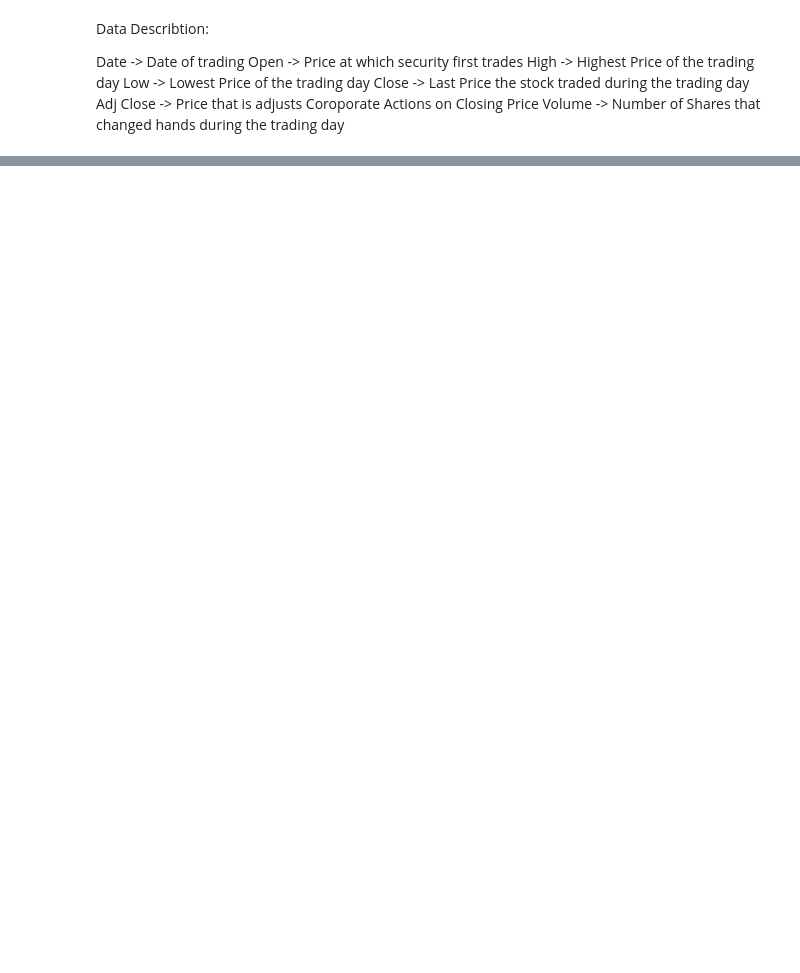
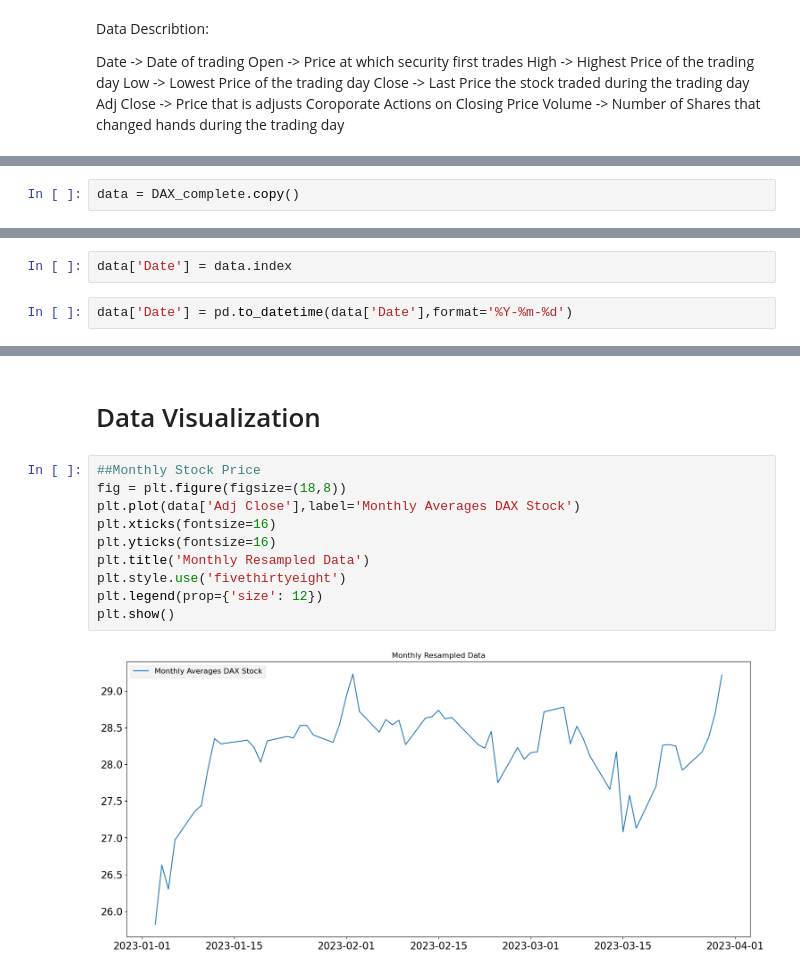
Before and after one commit to baunkofer/times_series_prediction, a Jupyter notebook: Time_Series_Prediction.ipynb, the cells around one changed output, grey strips where cells are left out. Cells and saved outputs as stored; diff of their text form; blank space fills up the shorter version.

```diff
--- a/Time_Series_Prediction.ipynb
+++ b/Time_Series_Prediction.ipynb
@@ -112,0 +129,2 @@ DAX_complete
+# %%
+data = DAX_complete.copy()
@@ -112,0 +133,4 @@ DAX_complete
+# %%
+data['Date'] = data.index
+# %%
+data['Date'] = pd.to_datetime(data['Date'],format='%Y-%m-%d')
@@ -112,0 +170,14 @@ DAX_complete
+# %% [markdown]
+# Data Visualization
+# %%
+##Monthly Stock Price
+fig = plt.figure(figsize=(18,8))
+plt.plot(data['Adj Close'],label='Monthly Averages DAX Stock')
+plt.xticks(fontsize=16)
+plt.yticks(fontsize=16)
+plt.title('Monthly Resampled Data')
+plt.style.use('fivethirtyeight')
+plt.legend(prop={'size': 12})
+plt.show()
+# %% [output]
+[figure, added]
```
Also changed, not shown: parts of 7 cells of this notebook.
